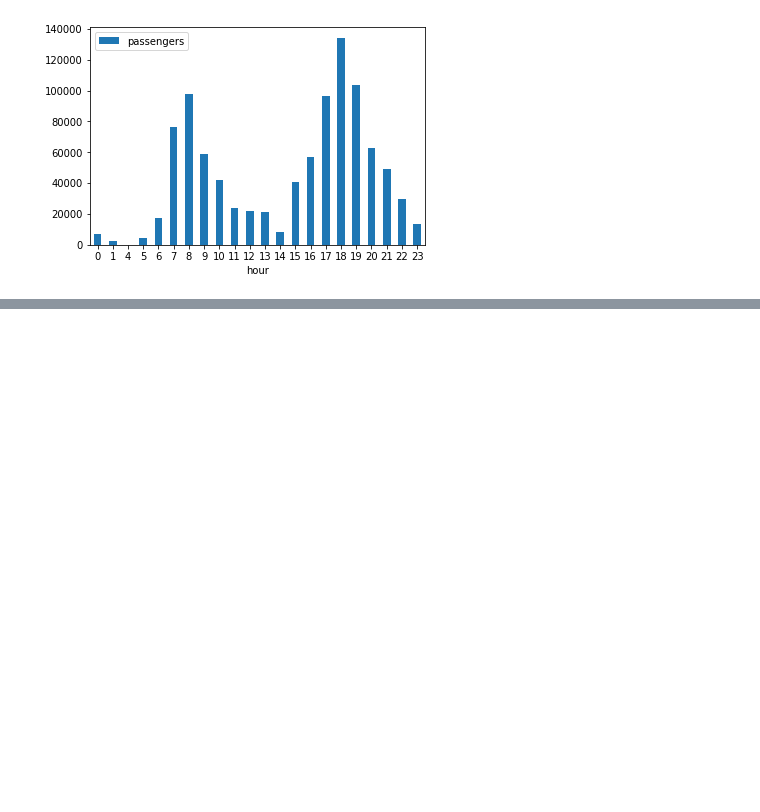
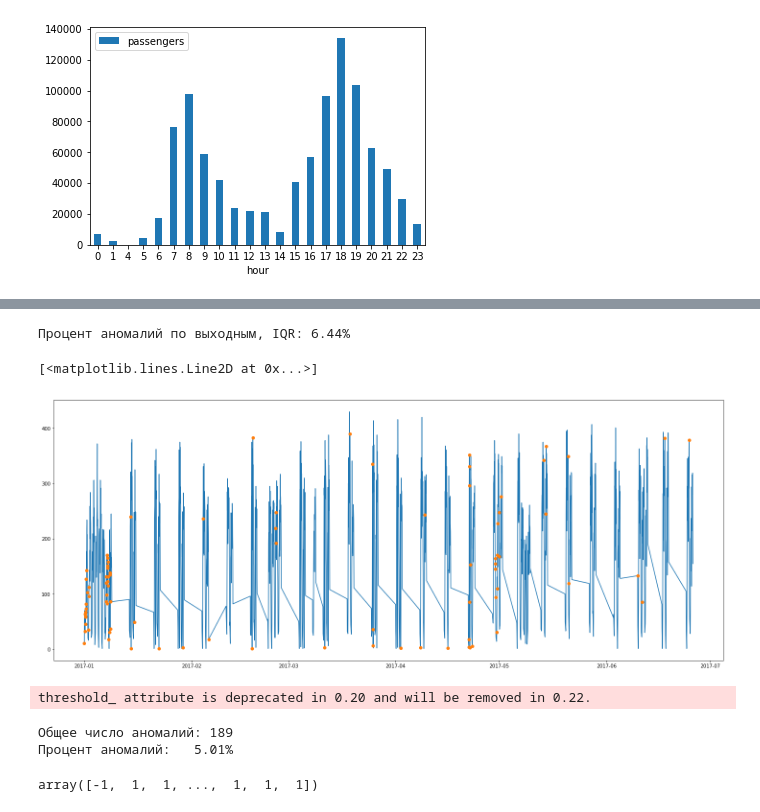
Before and after one commit to mikhnev/nir, a Jupyter notebook: khimki_2017_jan-jun.ipynb, the cells around one changed output, grey strips where cells are left out. Drawn from its saved outputs; the diff is of its cells as text; code cells hidden in the pictures; blank space fills up the shorter version.

```diff
--- a/khimki_2017_jan-jun.ipynb
+++ b/khimki_2017_jan-jun.ipynb
@@ -628,0 +712,3 @@ data_d[['passengers', 'hour']].groupby(['hour']).sum().plot.bar(rot=False)
+# %%
+we_out = get_outliers_iqr(data_w)
+we_out.head()
@@ -628,0 +740,11 @@ data_d[['passengers', 'hour']].groupby(['hour']).sum().plot.bar(rot=False)
+# %%
+print("Процент аномалий по выходным, IQR: {:.2f}%".format(100*we_out.shape[0]/data_w.shape[0]))
+# %% [output]
+Процент аномалий по выходным, IQR: 6.44%
+# %%
+plt.figure(figsize=(25, 10))
+plt.plot(data_w.passengers)
+plt.plot(we_out.passengers, 'o')
+# %% [output]
+[<matplotlib.lines.Line2D at 0x...>]
+[figure, added]
@@ -628,0 +765,19 @@ data_d[['passengers', 'hour']].groupby(['hour']).sum().plot.bar(rot=False)
+# %%
+from sklearn.ensemble import IsolationForest
+
+isolation_forest = IsolationForest(n_estimators=100, contamination=0.05, max_features=1.0)
+isolation_forest.fit(scaled_data)
+
+isolation_outliers = isolation_forest.predict(scaled_data)
+isolation_outliers_ = np.array([1 if label == -1 else 0 for label in isolation_outliers])
+# %% [output]
+threshold_ attribute is deprecated in 0.20 and will be removed in 0.22.
+# %%
+anomalies_report(isolation_outliers_)
+# %% [output]
+Общее число аномалий: 189
+Процент аномалий:   5.01%
+# %%
+isolation_outliers
+# %% [output]
+array([-1,  1,  1, ...,  1,  1,  1])
```
Also changed, not shown: parts of 24 cells of this notebook.
